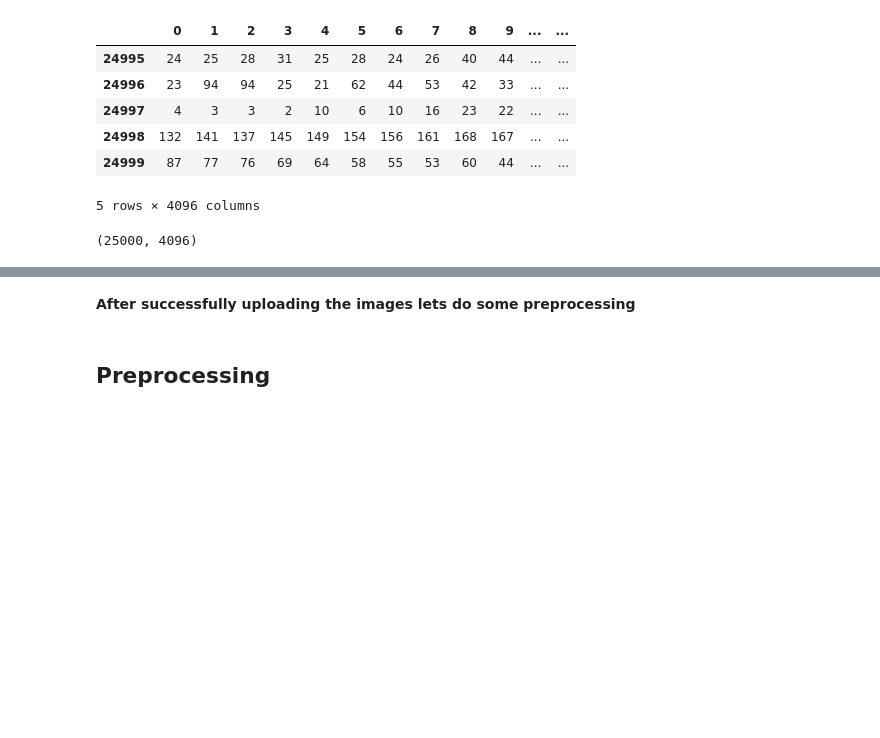
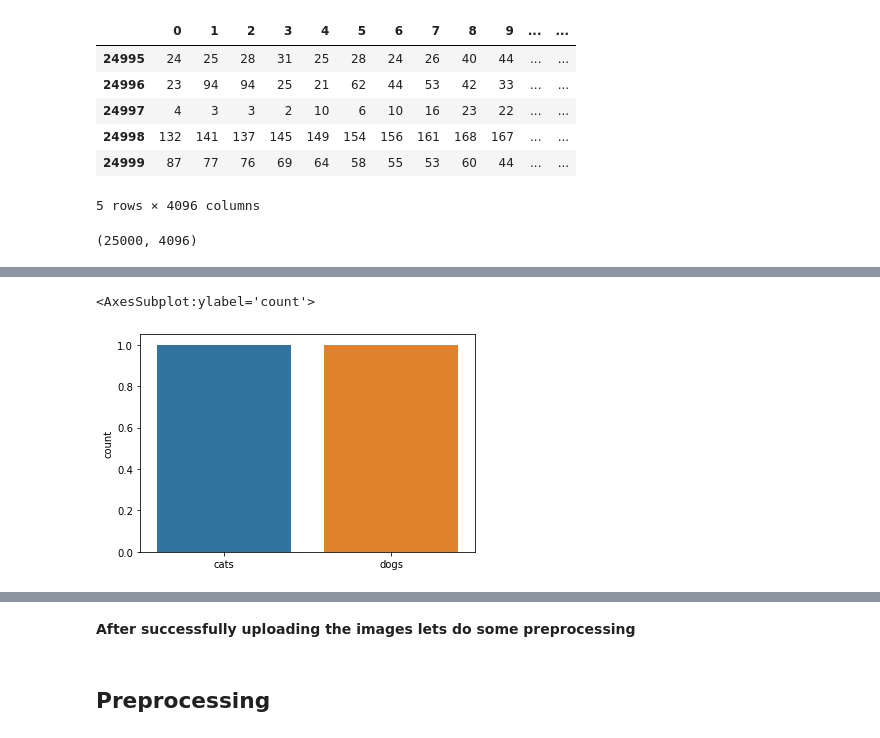
Before and after one commit to idobar1403/FinalProjectYear1, a Jupyter notebook: Cats-vs-Dogs.ipynb, the cells around one changed output, grey strips where cells are left out. Saved outputs shown, nothing was run; the diff lists cells and outputs as text; code cells hidden in the pictures; blank space fills up the shorter version.

Commit message:
Visualizatio

```diff
--- a/Cats-vs-Dogs.ipynb
+++ b/Cats-vs-Dogs.ipynb
@@ -79,3 +81,10 @@ target.head()
 | 2 | 1.0 |
 | 3 | 0.0 |
 | 4 | 0.0 |
+# %%
+labels = pd.DataFrame(data=target, columns=['label'])
+counts = labels.value_counts()
+sns.countplot(data=counts,x=['cats','dogs'])
+# %% [output]
+<AxesSubplot:ylabel='count'>
+[figure, added]
```
Also changed, not shown: parts of 7 cells of this notebook.
